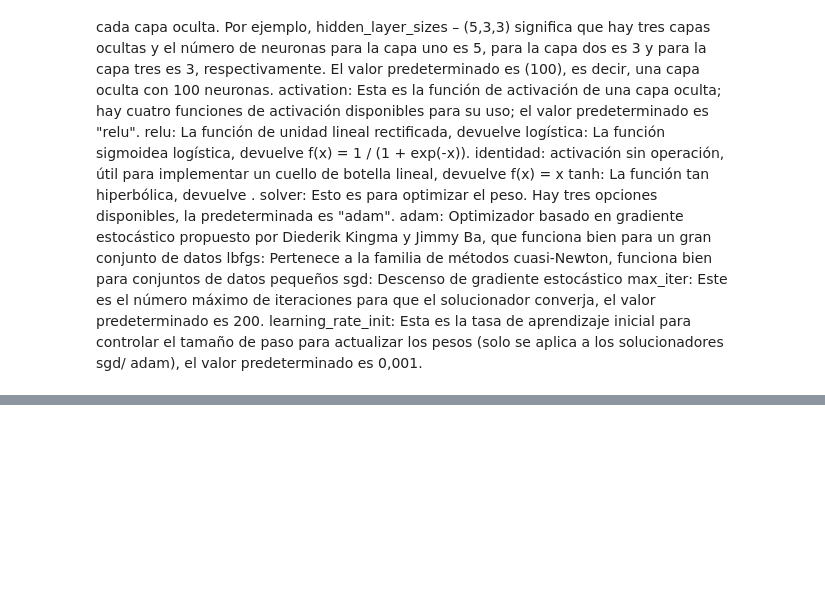
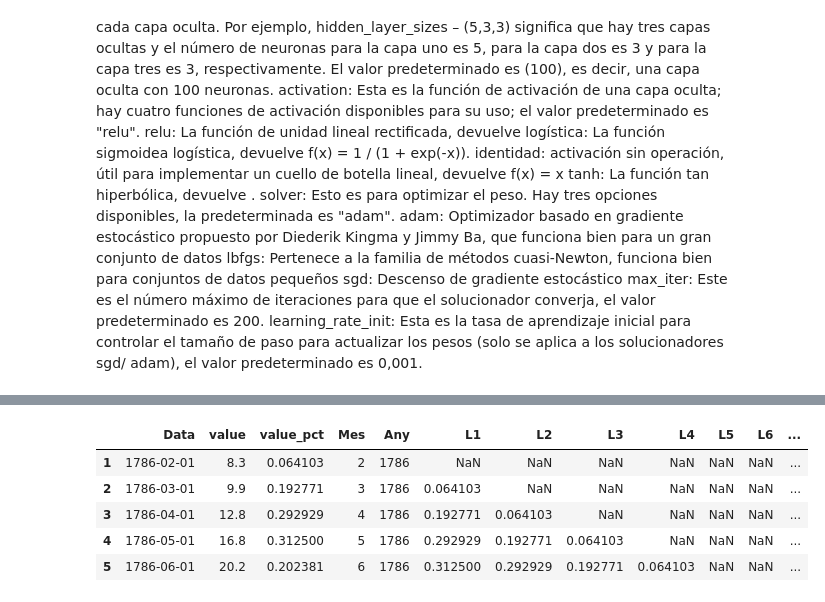
Before and after one commit to Likimeya/BCN_temp, a Jupyter notebook: temperaturas.ipynb, the cells around one changed output, grey strips where cells are left out. Drawn from its saved outputs; the diff is of its cells as text; code cells hidden in the pictures; blank space fills up the shorter version.

```diff
--- a/temperaturas.ipynb
+++ b/temperaturas.ipynb
@@ -694,0 +747,9 @@ ModuleNotFoundError: No module named 'fbprophet'
+# %%
+df_rf.head()
+# %% [output]
+|  | Data | value | value_pct | Mes | Any | L1 | L2 | L3 | L4 | L5 | L6 | ... |
+| 1 | 1786-02-01 | 8.3 | 0.064103 | 2 | 1786 | NaN | NaN | NaN | NaN | NaN | NaN | ... |
+| 2 | 1786-03-01 | 9.9 | 0.192771 | 3 | 1786 | 0.064103 | NaN | NaN | NaN | NaN | NaN | ... |
+| 3 | 1786-04-01 | 12.8 | 0.292929 | 4 | 1786 | 0.192771 | 0.064103 | NaN | NaN | NaN | NaN | ... |
+| 4 | 1786-05-01 | 16.8 | 0.312500 | 5 | 1786 | 0.292929 | 0.192771 | 0.064103 | NaN | NaN | NaN | ... |
+| 5 | 1786-06-01 | 20.2 | 0.202381 | 6 | 1786 | 0.312500 | 0.292929 | 0.192771 | 0.064103 | NaN | NaN | ... |
```
Also changed, not shown: parts of 38 cells of this notebook, 3 other files.
